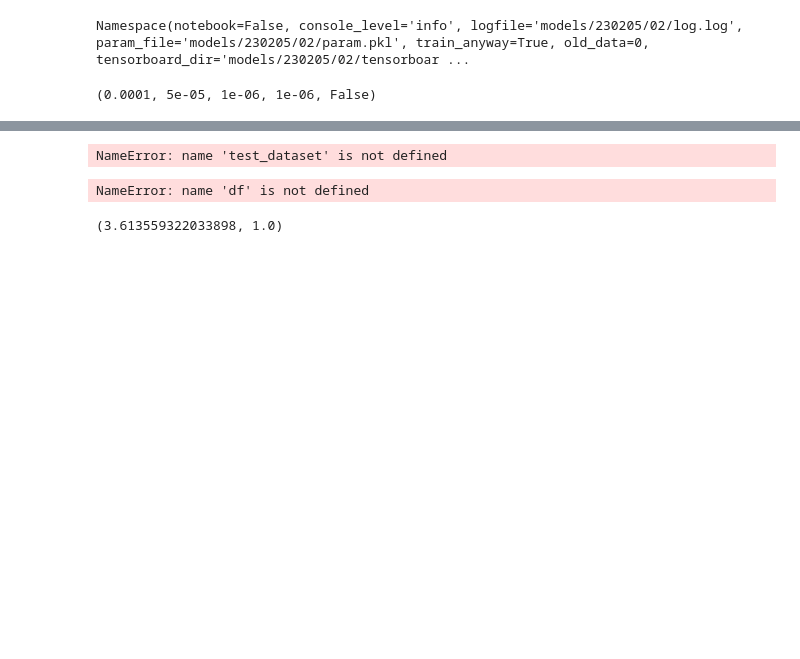
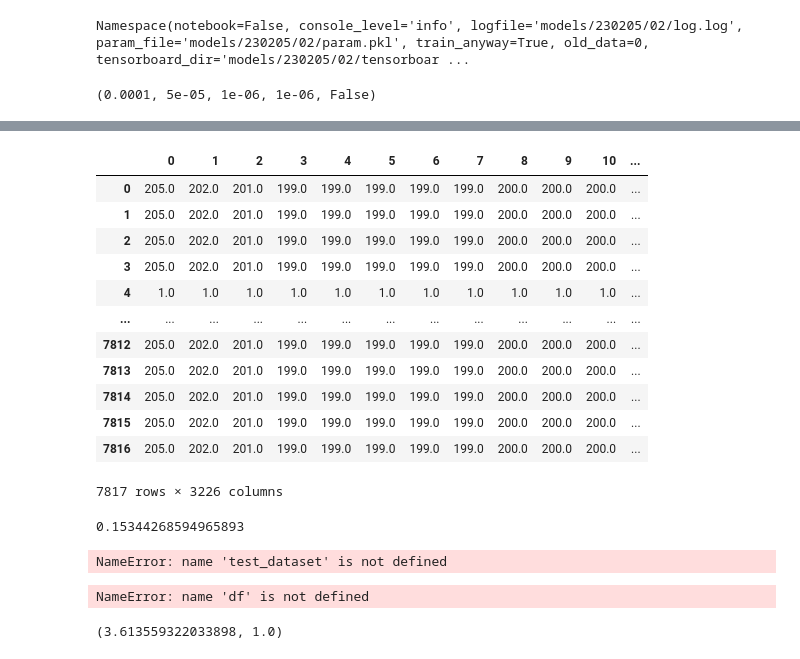
Before and after one commit to RyoyaKaneda-Student/knowledge_graph, a Jupyter notebook: notebooks/check_results/230205.ipynb, the cells around one changed output, grey strips where cells are left out. Saved outputs shown, nothing was run; the diff lists cells and outputs as text; code cells hidden in the pictures; blank space fills up the shorter version.

```diff
--- a/notebooks/check_results/230205.ipynb
+++ b/notebooks/check_results/230205.ipynb
@@ -138,3 +138,12 @@ with torch.no_grad():
          dict_['tail_pred'], dict_['tail_ans']]
         for dict_ in evaluator.state.output
     ])
+    clear_output()
+    display(metrics)
+    head_pred, head_ans, relation_pred, relation_ans, tail_pred, tail_ans = [
+        torch.cat(item).clone() for item in (head_pred, head_ans, relation_pred, relation_ans, tail_pred, tail_ans)
+    ]
+    head_pred, relation_pred, tail_pred = [
+        F.softmax(item, dim=1) for item in (head_pred, relation_pred, tail_pred)
+    ]
+    del evaluator, eos
@@ -170,0 +167,7 @@ def get_str_list(_triple):
+# %%
+tail_pred_rank_df = pd.DataFrame(tail_pred.T).rank(method='min', ascending=False)
+_list = []
+for i in range(len(tail_ans)):
+    _list.append(tail_pred_rank_df.iloc[tail_ans[i].item(), i])
+_series = pd.Series(_list)
+print((1/_series).mean())
@@ -329 +216,40 @@ NameError: name 'train_triples_relation_value_counts' is not defined
+# %%
+def get_num_df(_df, _index):
+    _df = _df[_df['index']==_index]
+    _series = _df['tail'].value_counts()
+    _series.name = f'{_index}'
+    return _series
+
+tail_nums_df = pd.concat([pd.Series([1 for _ in range(len(entities))], index=list(range(len(entities))), name='tmp')]+[
+    get_num_df(valid_all_sequences_df, i) for i in range(max(valid_all_sequences_df['index'])+1)
+], axis=1).fillna(0).astype('int')
+tail_nums_rank_df =tail_nums_df.rank(method='min', ascending=False)
+del tail_nums_rank_df['tmp']
+# %%
+display(tail_nums_rank_df)
+# %% [output]
+|  | 0 | 1 | 2 | 3 | 4 | 5 | 6 | 7 | 8 | 9 | 10 | ... |
+| 0 | 205.0 | 202.0 | 201.0 | 199.0 | 199.0 | 199.0 | 199.0 | 199.0 | 200.0 | 200.0 | 200.0 | ... |
+| 1 | 205.0 | 202.0 | 201.0 | 199.0 | 199.0 | 199.0 | 199.0 | 199.0 | 200.0 | 200.0 | 200.0 | ... |
+| 2 | 205.0 | 202.0 | 201.0 | 199.0 | 199.0 | 199.0 | 199.0 | 199.0 | 200.0 | 200.0 | 200.0 | ... |
+| 3 | 205.0 | 202.0 | 201.0 | 199.0 | 199.0 | 199.0 | 199.0 | 199.0 | 200.0 | 200.0 | 200.0 | ... |
+| 4 | 1.0 | 1.0 | 1.0 | 1.0 | 1.0 | 1.0 | 1.0 | 1.0 | 1.0 | 1.0 | 1.0 | ... |
+| ... | ... | ... | ... | ... | ... | ... | ... | ... | ... | ... | ... | ... |
+| 7812 | 205.0 | 202.0 | 201.0 | 199.0 | 199.0 | 199.0 | 199.0 | 199.0 | 200.0 | 200.0 | 200.0 | ... |
+| 7813 | 205.0 | 202.0 | 201.0 | 199.0 | 199.0 | 199.0 | 199.0 | 199.0 | 200.0 | 200.0 | 200.0 | ... |
+| 7814 | 205.0 | 202.0 | 201.0 | 199.0 | 199.0 | 199.0 | 199.0 | 199.0 | 200.0 | 200.0 | 200.0 | ... |
+| 7815 | 205.0 | 202.0 | 201.0 | 199.0 | 199.0 | 199.0 | 199.0 | 199.0 | 200.0 | 200.0 | 200.0 | ... |
+| 7816 | 205.0 | 202.0 | 201.0 | 199.0 | 199.0 | 199.0 | 199.0 | 199.0 | 200.0 | 200.0 | 200.0 | ... |
+7817 rows × 3226 columns
+# %%
+_list = []
+for i in range(len(dataset_valid)):
+    data, is_valid = dataset_valid[i]
+    tails = data[is_valid][:, 2]
+    for j in range(len(tails)):
+        _list.append(tail_nums_rank_df.iloc[tails[j].item(), i])
+_series2 = pd.Series(_list)
+print((1/_series2).mean())
+# %% [output]
+0.15344268594965893
 # %%
```
Also changed, not shown: parts of 20 cells of this notebook, 4 other files.
